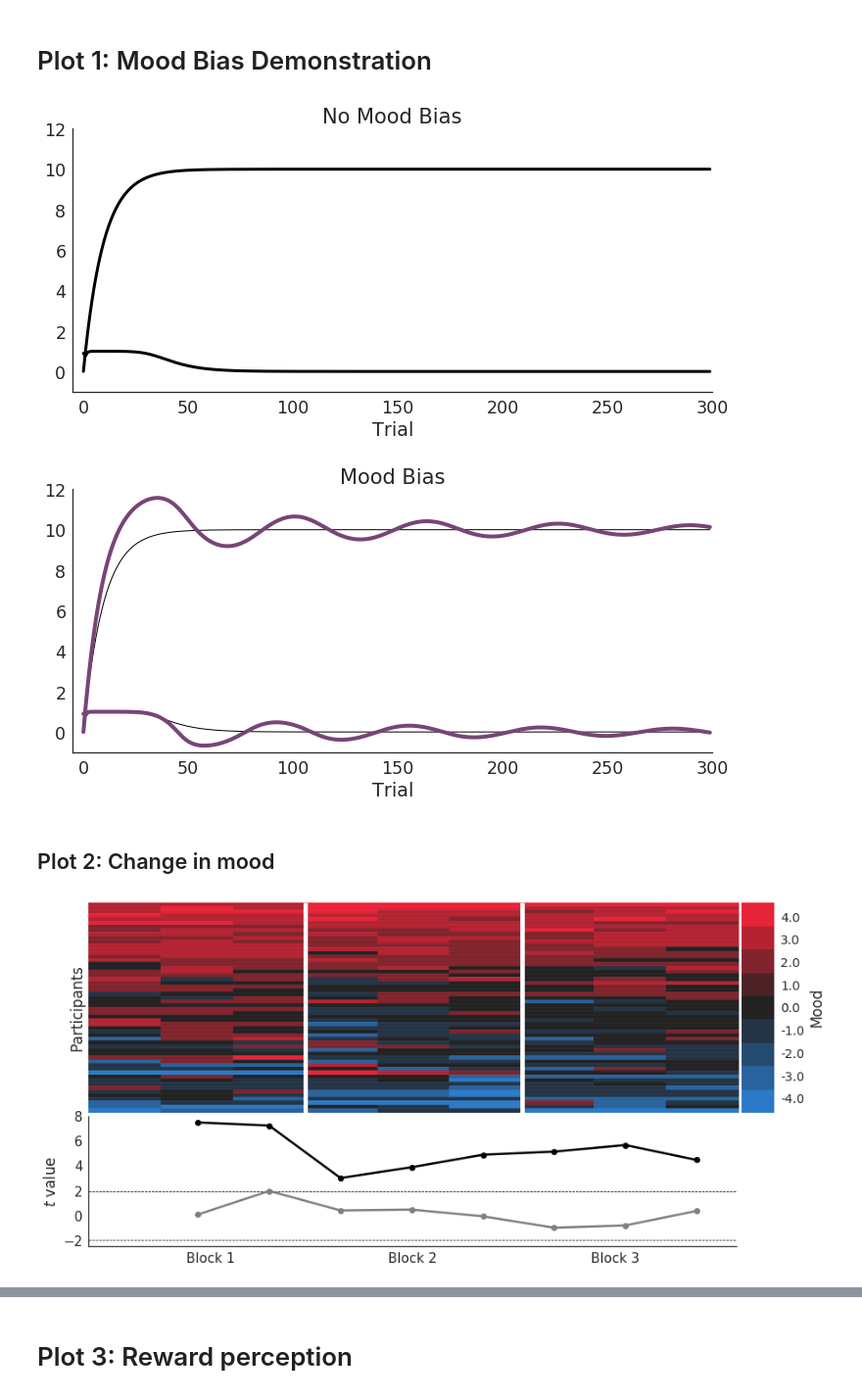
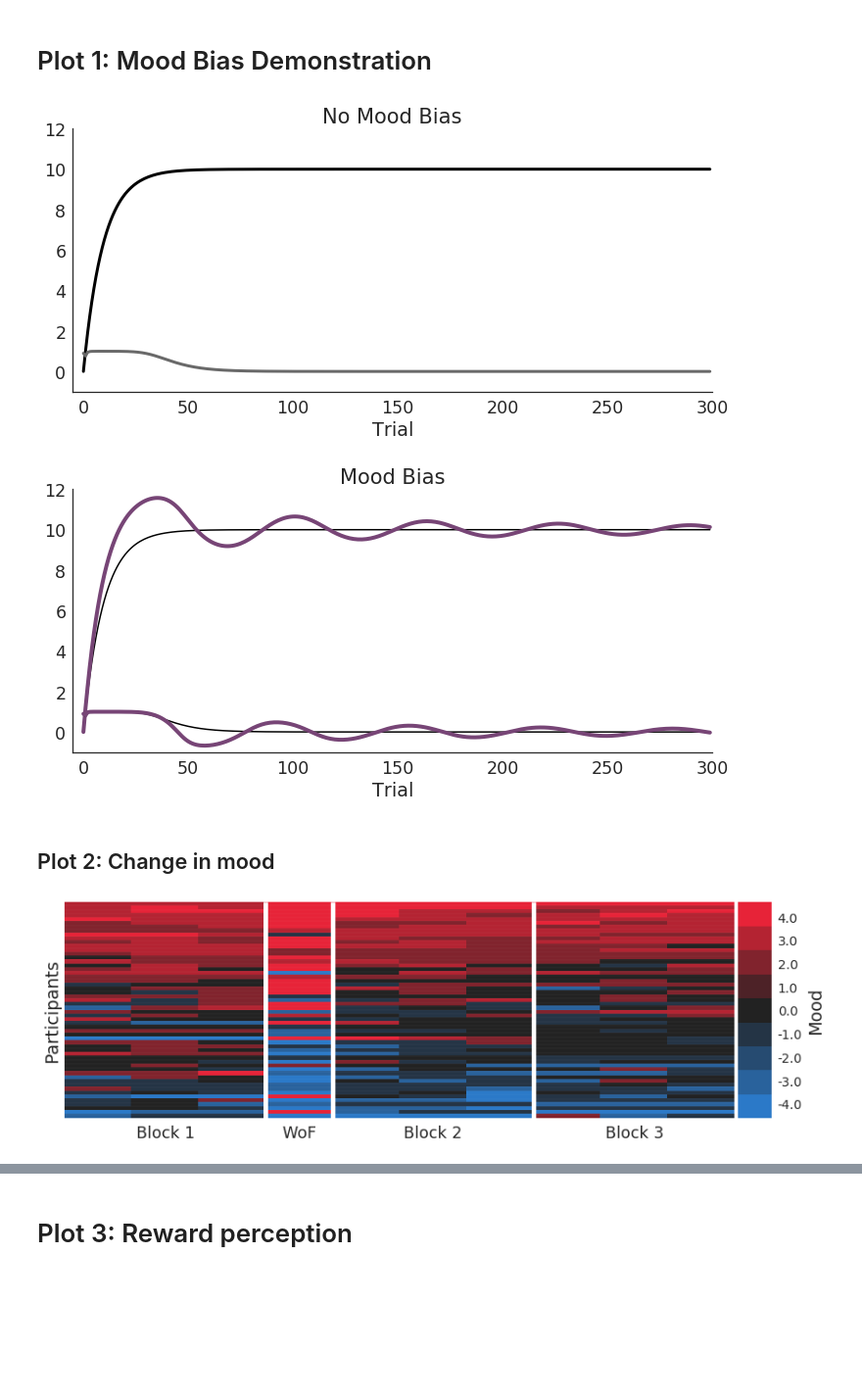
Before and after one commit to szorowi1/pni-rotations, a Jupyter notebook: 7_presentation.ipynb, the cells around one changed output, grey strips where cells are left out. Shown at 98% size. Saved outputs shown, nothing was run; the diff lists cells and outputs as text; code cells hidden in the pictures; blank space fills up the shorter version.

```diff
--- a/7_presentation.ipynb
+++ b/7_presentation.ipynb
@@ -53,7 +53,7 @@ fig, ax = plt.subplots(1,1,figsize=(10,5))
 
 ## Plot expectations / mood.
 ax.plot(Q[:,0], lw=3, color='k')
-ax.plot(M[:,0], lw=3, color='k')
+ax.plot(M[:,0], lw=3, color='dimgrey')
 
 ## Add info.
 ax.set(xlim=(-5,300), ylim=(-1,12), xlabel='Trial', title='No Mood Bias')
@@ -61,7 +61,7 @@ ax.set(xlim=(-5,300), ylim=(-1,12), xlabel='Trial', title='No Mood Bias')
 sns.despine()
 plt.tight_layout()
 # %% [output]
-[figure, old version]
+[figure, new version]
 # %%
 #~~~~~~~~~~~~~~~~~~~~~~~~~~~~~~~~~~~~~~~~~~#
 ### Plotting.
@@ -71,9 +71,9 @@ plt.tight_layout()
 fig, ax = plt.subplots(1,1,figsize=(10,5))
 
 ## Plot expectations / mood.
-ax.plot(Q[:,0], lw=1, color='k')
+ax.plot(Q[:,0], lw=1.5, color='k')
 ax.plot(Q[:,1], lw=4, color='#774576')
-ax.plot(M[:,0], lw=1, color='k')
+ax.plot(M[:,0], lw=1.5, color='k')
 ax.plot(M[:,1], lw=4, color='#774576')
 
 
@@ -83,7 +83,7 @@ ax.set(xlim=(-5,300), ylim=(-1,12), xlabel='Trial', title='Mood Bias')
 sns.despine()
 plt.tight_layout()
 # %% [output]
-[figure, old version]
+[figure, new version]
 # %% [markdown]
 ## Plot 2: Change in mood
 # %%
@@ -101,7 +101,7 @@ ratings = read_csv('data/moodRL_ratings.csv')
 metadata = read_csv('data/moodRL_metadata.csv')
 
 ## Subset data.
-mood = ratings[np.logical_and(ratings.Variable=='Mood', ratings.Trial > 0)].copy()
+mood = ratings[ratings.Variable=='Mood'].copy()
 
 ## Define metadata.
 n_subjects = mood.Datetime.unique().size
@@ -111,9 +111,8 @@ n_trials = trials.size
 ## Extract and reshape mood data.
 mood = mood.Rating.values.reshape(n_subjects, n_trials)
 
-## Sort.
-sort_ix = np.argsort(mood.mean(axis=-1))
-mood = mood[sort_ix[::-1]]
+## Remove pre-block 1.
+mood = mood[:,1:]
 
 ## Construct design matrix.
 X = np.vstack([np.ones(n_subjects),
@@ -121,51 +120,44 @@ X = np.vstack([np.ones(n_subjects),
                np.where(metadata.WoF > 0, 1, 0)]).T
 
 ## Preallocate space.
-t = np.zeros((n_trials - 1, X.shape[-1]))
+t = np.zeros((n_trials - 2, X.shape[-1]))
 
 for i, y in enumerate(mood[:,1:].T):
     fit = OLS(y, X).fit()
     t[i] = fit.tvalues
+
+## Sort.
+sort_ix = np.argsort(mood.mean(axis=-1))
+mood = mood[sort_ix[::-1]]
 
 #~~~~~~~~~~~~~~~~~~~~~~~~~~~~~~~~~~~~~~~~~~#
 ### Plotting.
 #~~~~~~~~~~~~~~~~~~~~~~~~~~~~~~~~~~~~~~~~~~#
 
 ## Initialize canvas.
 fig = plt.figure(figsize=(12,6))
 
 ## Initialize canvas and divider.
 gs = gridspec.GridSpec(1,1)
 gs.update(left=0.05, right=0.95, bottom=0.4, top=0.95, hspace=0, wspace=0)
 ax = plt.subplot(gs[0, 0])
 divider = make_axes_locatable(ax)
 cax = divider.append_axes("right", size="5%", pad=0.05)
 
 ## Plot.
 cmap = sns.diverging_palette(250, 10, s=90, l=50, n=9, center="dark")
 sns.heatmap(mood, vmin=-3, vmax=3, cmap=cmap,  ax=ax, cbar_ax=cax)
 
 ## Add info.
-ax.vlines([3,6], 0, n_subjects, lw=5, color='w')
+ax.vlines([3,4,7], 0, n_subjects, lw=5, color='w')
 ax.hlines(np.arange(n_subjects), 0, n_trials, lw=0.05, color='w')
-ax.set(xticks=[], yticks=[], ylabel='Participants')
+ax.set(xticks=[1.5,3.5,5.5,8.5], xticklabels=['Block 1', 'WoF', 'Block 2', 'Block 3'],
+       yticks=[], ylabel='Participants')
 
 ## Update colorbar.
 cbar = ax.collections[0].colorbar
 cbar.set_ticks(np.linspace(-4,4,9)*0.65)
 cbar.ax.set_yticklabels(np.linspace(-4,4,9), fontsize=14)
-cax.set_ylabel(r'Mood', labelpad=5)
-
-## Plot time series.
-gs = gridspec.GridSpec(1,1)
-gs.update(left=0.05, right=0.9, bottom=0.05, top=0.39, hspace=0)
-ax = plt.subplot(gs[0, 0])
-
-ax.plot(np.arange(1.35,8,0.88), t[:,1], lw=2.5, marker='o', color='k')
-ax.plot(np.arange(1.35,8,0.88), t[:,2], lw=2.5, marker='o', color='grey')
-ax.hlines([-1.96,1.96], 0, 8, lw=0.75, linestyle='--')
-ax.set(xlim=(0,8), xticks=[1.5,4,6.5], xticklabels=['Block 1', 'Block 2', 'Block 3'],
-      yticks=np.arange(-2,10,2), ylabel=r'$t$ value')
-sns.despine(ax=ax)
+cax.set_ylabel(r'Mood', labelpad=5);
 # %% [output]
-[figure, old version]
+[figure, new version]
```
Also changed, not shown: parts of 2 cells of this notebook, 3 other files.
